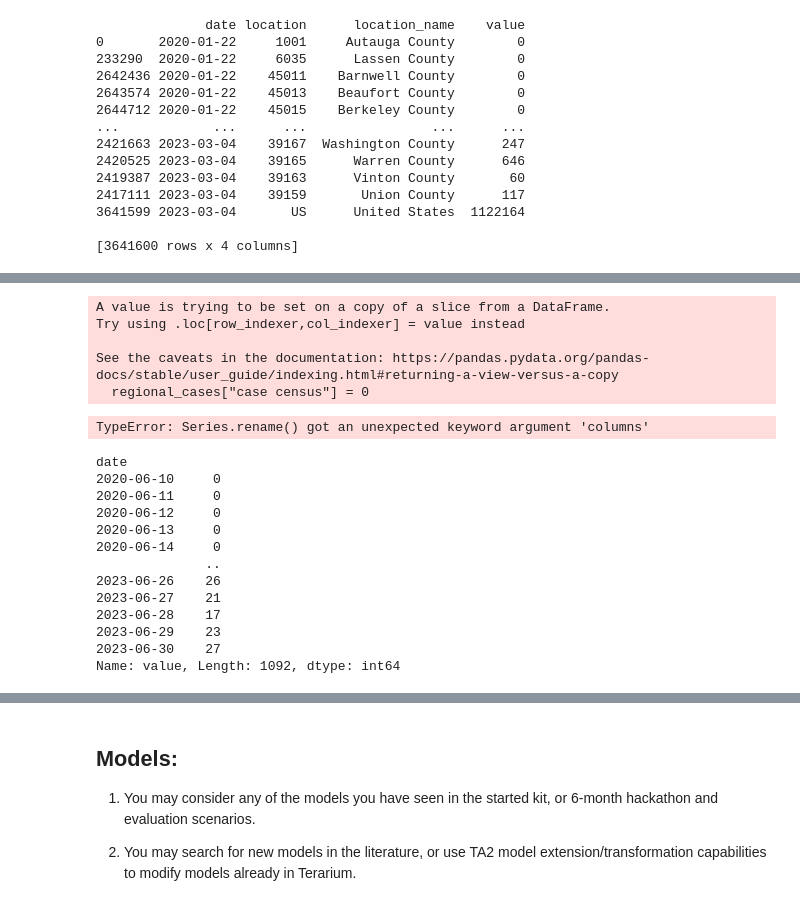
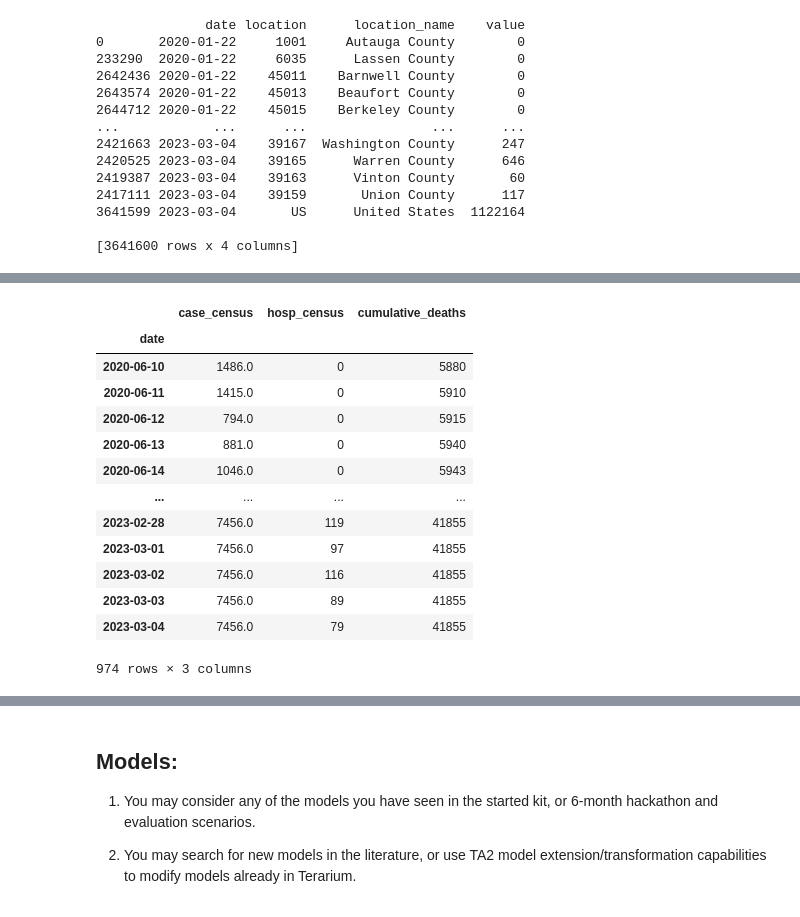
Before and after one commit to liunelson/pyciemss, a Jupyter notebook: notebook/hackathon_prep/ensemble_challenge.ipynb, the cells around one changed output, grey strips where cells are left out. Saved outputs shown, nothing was run; the diff lists cells and outputs as text; code cells hidden in the pictures.

Commit message:
Fixed data merging issues

```diff
--- a/notebook/hackathon_prep/ensemble_challenge.ipynb
+++ b/notebook/hackathon_prep/ensemble_challenge.ipynb
@@ -141,56 +166,23 @@ elif len(fips_code) == 2:
-# %%
-# Set up DataFrame to hold COVID data and convert incident cases to case census and
-regional_cases["case census"] = 0
-regional_cases = regional_cases.reset_index(drop = True)
-
-regional_hosp = regional_hosp.reset_index(drop = True)
-regional_hosp = regional_hosp.set_index("date")
-regional_hosp = regional_hosp.groupby("date")["value"].sum()
-regional_hosp = regional_hosp.rename(columns={"value": "hosp_census"})
-
-regional_deaths = regional_deaths.reset_index(drop = True)
-regional_deaths = regional_deaths.set_index("date")
-regional_deaths = regional_deaths.groupby("date")["value"].sum()
-regional_deaths = regional_deaths.rename(columns={"value": "cumulative_deaths"})
-
-covid_data_df = {}
-covid_data_df["date"] = regional_cases["date"].unique()
-covid_data_df["value"] = regional_cases.groupby("date")["value"].sum()
-covid_data_df = pd.DataFrame(covid_data_df)
-covid_data_df["case_census"] = covid_data_df["value"].rolling(infectious_period, min_periods=1).sum()
-covid_data_df = covid_data_df.drop(columns = ["value"])
-covid_data_df = covid_data_df.set_index("date")
-# %% [output]
-A value is trying to be set on a copy of a slice from a DataFrame.
-Try using .loc[row_indexer,col_indexer] = value instead
-
-See the caveats in the documentation: https://pandas.pydata.org/pandas-docs/stable/user_guide/indexing.html#returning-a-view-versus-a-copy
-  regional_cases["case census"] = 0
-TypeError: Series.rename() got an unexpected keyword argument 'columns'
-# %%
-regional_hosp
-# %% [output]
-date
-2020-06-10     0
-2020-06-11     0
-2020-06-12     0
-2020-06-13     0
-2020-06-14     0
-              ..
-2023-06-26    26
-2023-06-27    21
-2023-06-28    17
-2023-06-29    23
-2023-06-30    27
-Name: value, Length: 1092, dtype: int64
 # %%
 # Add hosp and death data to covid_data_df
 covid_data_df = pd.merge(covid_data_df, regional_hosp, how="inner", left_index=True, right_index=True)
-covid_data_df = covid_data_df.drop(columns = ["location", "location_name"])
+covid_data_df = pd.merge(covid_data_df, regional_deaths, how="inner", left_index=True, right_index=True)
 covid_data_df
-covid_data_df = pd.merge(covid_data_df, regional_deaths, how="inner", left_index=True, right_index=True)
-covid_data_df = covid_data_df.drop(columns = ["location", "location_name"])
-covid_data_df
+# %% [output]
+|  | case_census | hosp_census | cumulative_deaths |
+| date |  |  |  |
+| 2020-06-10 | 1486.0 | 0 | 5880 |
+| 2020-06-11 | 1415.0 | 0 | 5910 |
+| 2020-06-12 | 794.0 | 0 | 5915 |
+| 2020-06-13 | 881.0 | 0 | 5940 |
+| 2020-06-14 | 1046.0 | 0 | 5943 |
+| ... | ... | ... | ... |
+| 2023-02-28 | 7456.0 | 119 | 41855 |
+| 2023-03-01 | 7456.0 | 97 | 41855 |
+| 2023-03-02 | 7456.0 | 116 | 41855 |
+| 2023-03-03 | 7456.0 | 89 | 41855 |
+| 2023-03-04 | 7456.0 | 79 | 41855 |
+974 rows × 3 columns
 # %%
 # Reset the index of the DataFrame
 # covid_data_df = covid_data_df.reset_index(drop = True)
```
Also changed, not shown: parts of 2 cells of this notebook.
